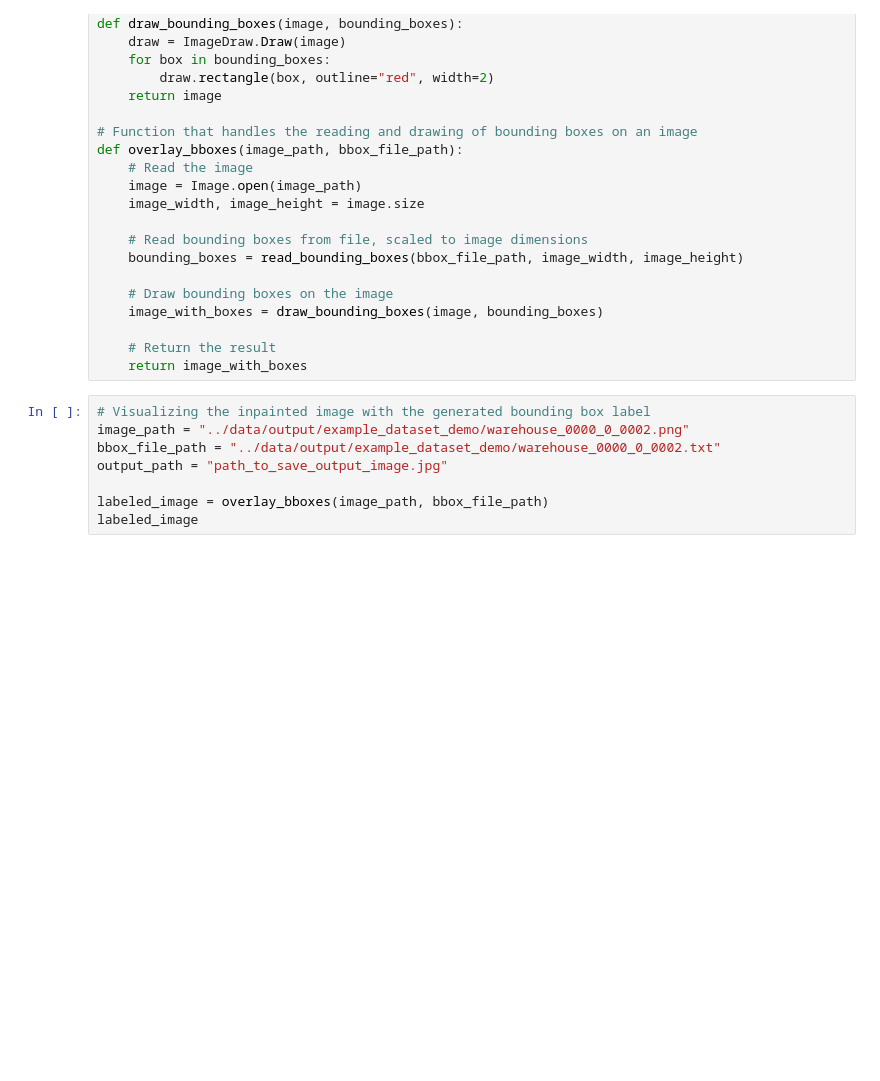
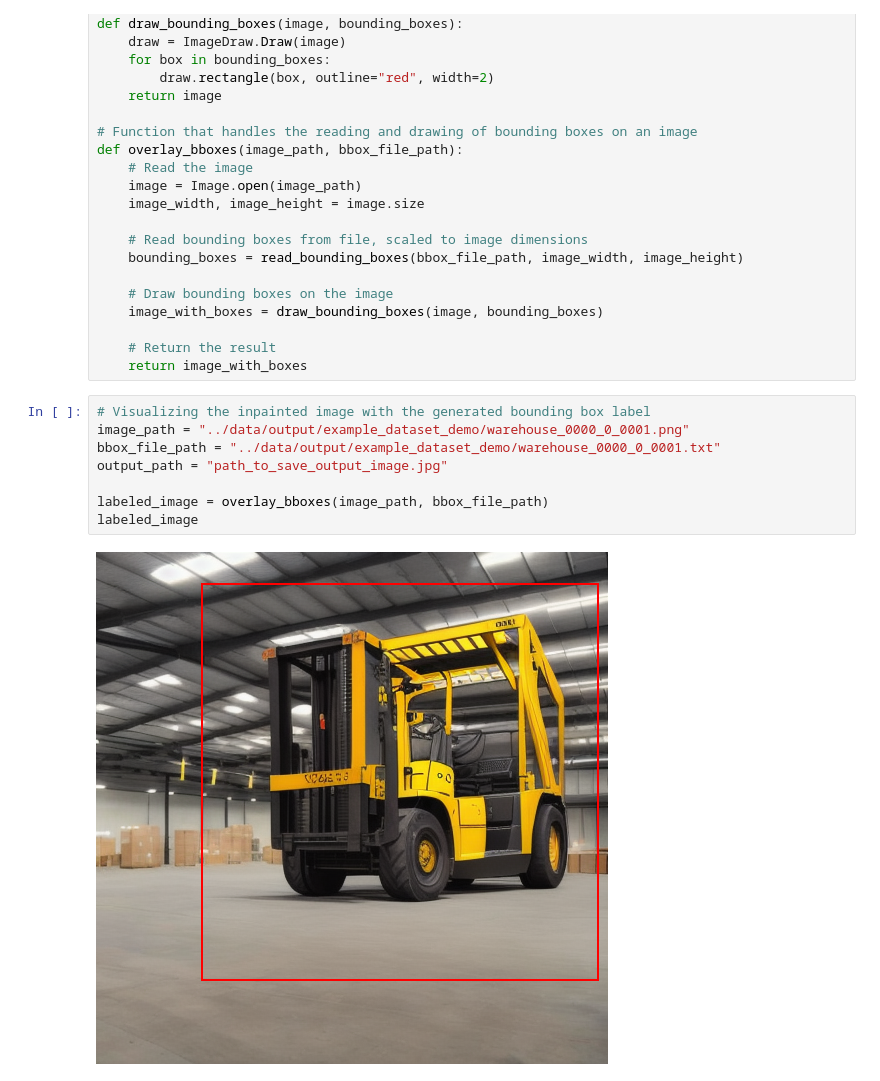
Before and after one commit to bellenfanttyler/dataset-forge, a Jupyter notebook: notebooks/demo_notebook_tb_00.ipynb, the cells around one changed output. Saved outputs shown, nothing was run; the diff lists cells and outputs as text; blank space fills up the shorter version.

Commit message:
updated demo notebook

```diff
--- a/notebooks/demo_notebook_tb_00.ipynb
+++ b/notebooks/demo_notebook_tb_00.ipynb
@@ -99,9 +99,11 @@ def overlay_bboxes(image_path, bbox_file_path):
     return image_with_boxes
 # %%
 # Visualizing the inpainted image with the generated bounding box label
-image_path = "../data/output/example_dataset_demo/warehouse_0000_0_0002.png"
-bbox_file_path = "../data/output/example_dataset_demo/warehouse_0000_0_0002.txt"
+image_path = "../data/output/example_dataset_demo/warehouse_0000_0_0001.png"
+bbox_file_path = "../data/output/example_dataset_demo/warehouse_0000_0_0001.txt"
 output_path = "path_to_save_output_image.jpg"
 
 labeled_image = overlay_bboxes(image_path, bbox_file_path)
 labeled_image
+# %% [output]
+[figure, added]
```
Also changed, not shown: parts of 2 cells of this notebook.
